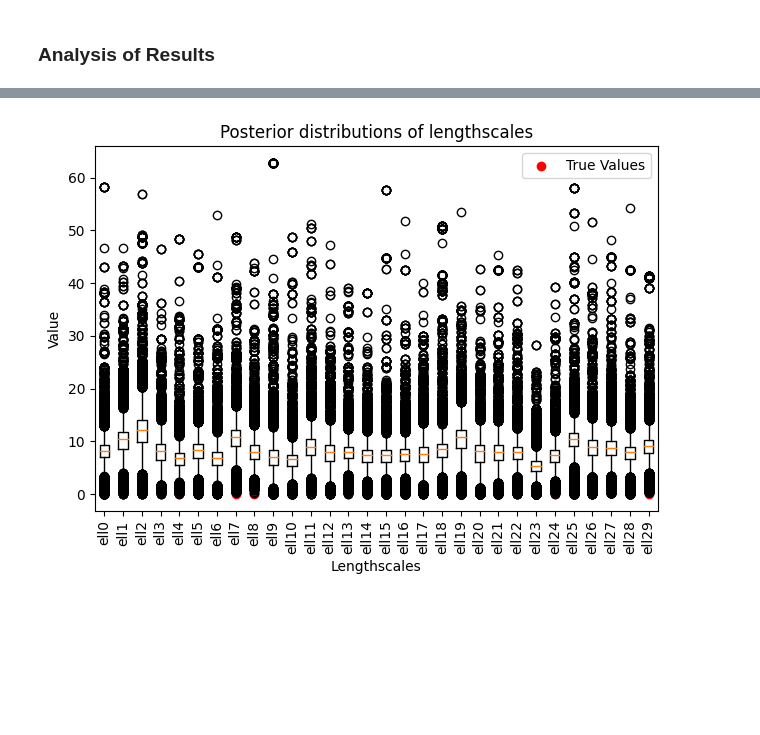
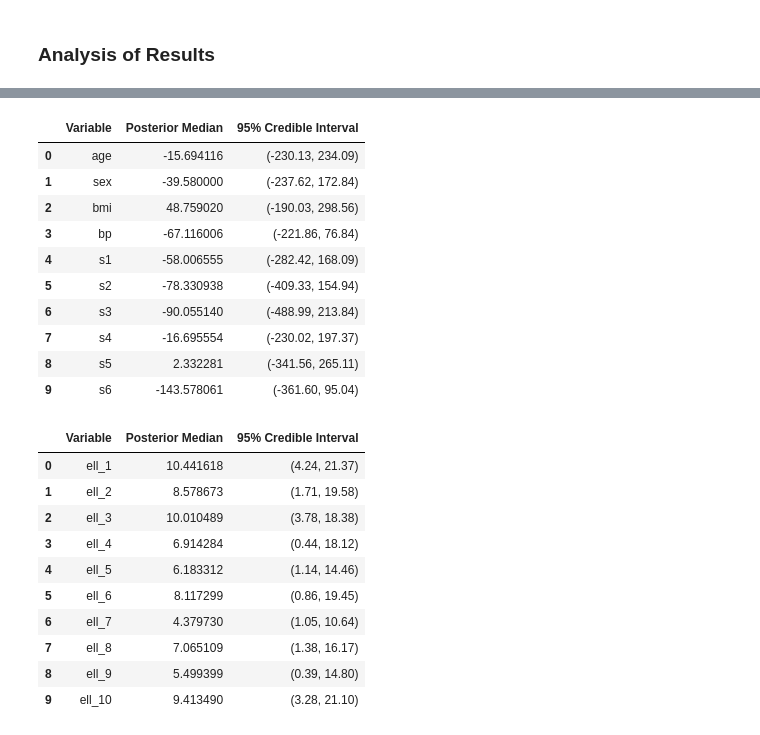
Before and after one commit to liv-fing/gp-feature-selection-simulation, a Jupyter notebook: MCMC/penalized_gp.ipynb, the cells around one changed output, grey strips where cells are left out. Cells and saved outputs as stored; diff of their text form; code cells hidden in the pictures; blank space fills up the shorter version.

```diff
--- a/MCMC/penalized_gp.ipynb
+++ b/MCMC/penalized_gp.ipynb
@@ -111,0 +127,9 @@ Xtrain, Xtest, ytrain, ytest = train_test_split(X, y, test_size=0.2, random_stat
+# %%
+### --- to load diabetes data ---
+from sklearn.datasets import load_diabetes
+diabetes = load_diabetes(as_frame=True)
+X = diabetes.data
+label_names = diabetes.feature_names
+y = diabetes.target
+
+Xtrain, Xtest, ytrain, ytest = train_test_split(X, y, test_size=0.2, random_state=22)
@@ -348,23 +359,25 @@ plt.show()
-# %%
-n_features = Xtrain.shape[1]
-true_lengthscales = np.zeros(n_features)  # default all 0
-
-for idx, val in zip(active_dims, true_ells):
-    true_lengthscales[idx] = val
-
-
-x_positions = np.arange(1, 31)
-plt.boxplot(
-    [result.posterior[f'ell{i}'] for i in range(30)],
-    labels=[f'ell{i}' for i in range(30)]
-)
-plt.scatter(x_positions, true_lengthscales, color='red', label='True Values')
-plt.xlabel('Lengthscales')
-plt.xticks(rotation=90)
-plt.title('Posterior distributions of lengthscales')
-plt.ylabel('Value')
-plt.tight_layout()
-plt.legend()
-plt.show()
-# %% [output]
-[figure, removed]
+# %%
+beta_samples = np.array([result.posterior[f"beta{i}"] for i in range(X.shape[1])]).T
+
+beta_medians = np.median(beta_samples, axis=0)
+lower = np.percentile(beta_samples, 2.5, axis=0)
+upper = np.percentile(beta_samples, 97.5, axis=0)
+
+table = pd.DataFrame({
+    "Variable": [label_names[i] for i in range(beta_samples.shape[1])],
+    "Posterior Median": beta_medians,
+    "95% Credible Interval": [f"({l:.2f}, {u:.2f})" for l, u in zip(lower, upper)]})
+# %%
+table
+# %% [output]
+|  | Variable | Posterior Median | 95% Credible Interval |
+| 0 | age | -15.694116 | (-230.13, 234.09) |
+| 1 | sex | -39.580000 | (-237.62, 172.84) |
+| 2 | bmi | 48.759020 | (-190.03, 298.56) |
+| 3 | bp | -67.116006 | (-221.86, 76.84) |
+| 4 | s1 | -58.006555 | (-282.42, 168.09) |
+| 5 | s2 | -78.330938 | (-409.33, 154.94) |
+| 6 | s3 | -90.055140 | (-488.99, 213.84) |
+| 7 | s4 | -16.695554 | (-230.02, 197.37) |
+| 8 | s5 | 2.332281 | (-341.56, 265.11) |
+| 9 | s6 | -143.578061 | (-361.60, 95.04) |
@@ -370,0 +393,14 @@ plt.show()
+# %%
+ell_table
+# %% [output]
+|  | Variable | Posterior Median | 95% Credible Interval |
+| 0 | ell_1 | 10.441618 | (4.24, 21.37) |
+| 1 | ell_2 | 8.578673 | (1.71, 19.58) |
+| 2 | ell_3 | 10.010489 | (3.78, 18.38) |
+| 3 | ell_4 | 6.914284 | (0.44, 18.12) |
+| 4 | ell_5 | 6.183312 | (1.14, 14.46) |
+| 5 | ell_6 | 8.117299 | (0.86, 19.45) |
+| 6 | ell_7 | 4.379730 | (1.05, 10.64) |
+| 7 | ell_8 | 7.065109 | (1.38, 16.17) |
+| 8 | ell_9 | 5.499399 | (0.39, 14.80) |
+| 9 | ell_10 | 9.413490 | (3.28, 21.10) |
```
Also changed, not shown: parts of 16 cells of this notebook, 8 other files.
